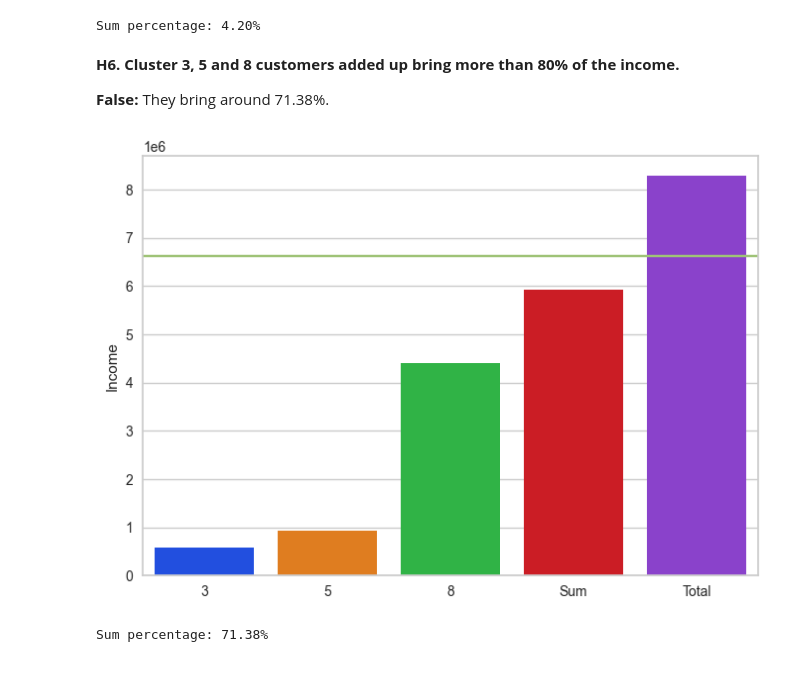
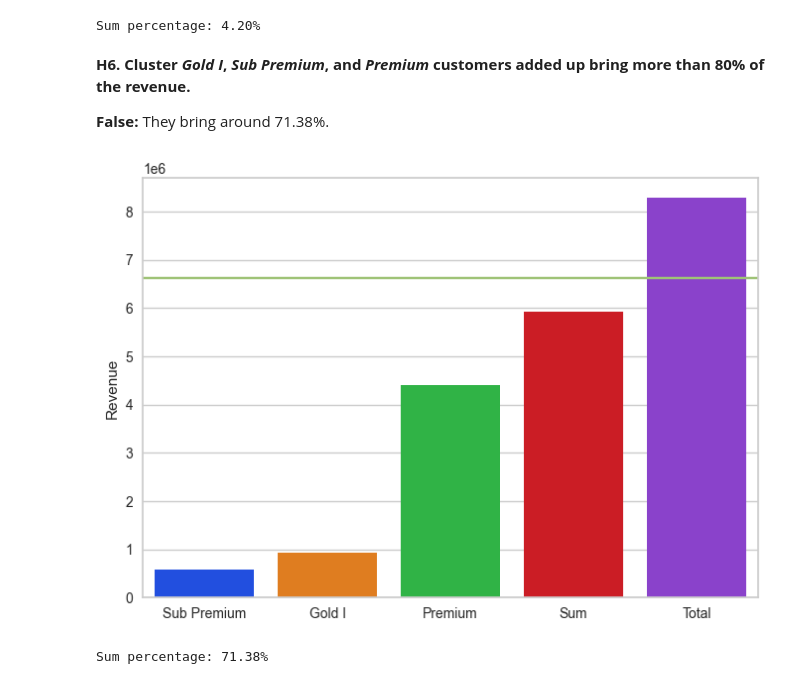
Before and after one commit to bernardoavsouza/LoyaltyProgram, a Jupyter notebook: code.ipynb, the cells around one changed output. Cells and saved outputs as stored; diff of their text form; code cells hidden in the pictures.

```diff
--- a/code.ipynb
+++ b/code.ipynb
@@ -706,21 +695,21 @@ print("Sum percentage: {:.2f}%".format(100 * sum_income/total_income))
 # %% [output]
 Sum percentage: 4.20%
 # %% [markdown]
-**H6. Cluster 3, 5 and 8 customers added up bring more than 80% of the income.**
+**H6. Cluster _Gold I_, _Sub Premium_, and _Premium_ customers added up bring more than 80% of the revenue.**
 
 **False:** They bring around 71.38%.
 # %%
 three_income = df10[df10['cluster'] == 3]['Monetary'].sum()
 five_income = df10[df10['cluster'] == 5]['Monetary'].sum()
 eight_income = df10[df10['cluster'] == 8]['Monetary'].sum()
 sum_income = three_income + five_income + eight_income
 
-sns.barplot(x = ["3", "5", "8", "Sum", "Total"], y = [three_income, five_income, eight_income, sum_income, total_income])
-plt.ylabel("Income")
+sns.barplot(x = ["Sub Premium", "Gold I", "Premium", "Sum", "Total"], y = [three_income, five_income, eight_income, sum_income, total_income])
+plt.ylabel("Revenue")
 
 plt.axhline(8*total_income/10, color = 'g', linestyle = '-');
 # %% [output]
-[figure, old version]
+[figure, new version]
 # %%
 print("Sum percentage: {:.2f}%".format(100 * sum_income/total_income))
 # %% [output]
```
Also changed, not shown: parts of 25 cells of this notebook, 1 other file.
